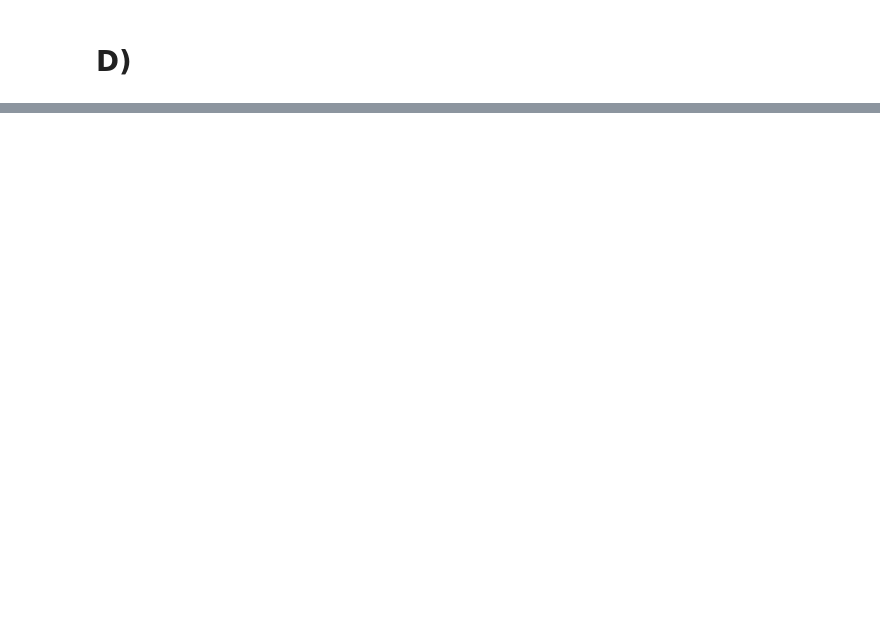
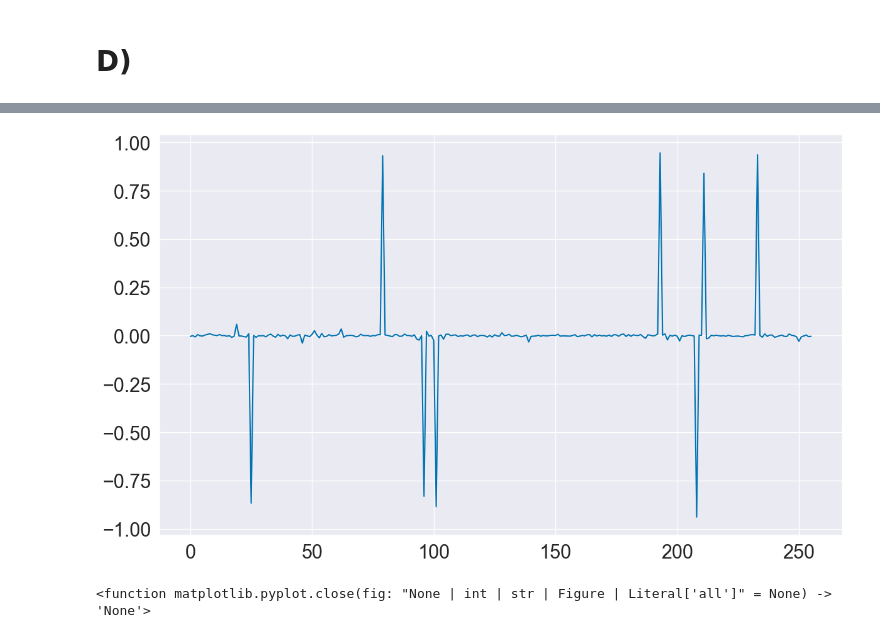
Before and after one commit to ofs416/Practical_Optimisation, a Jupyter notebook: Courseworkd_1/Exercise_3.ipynb, the cells around one changed output, grey strips where cells are left out. Cells and saved outputs as stored; diff of their text form; code cells hidden in the pictures; blank space fills up the shorter version.

```diff
--- a/Courseworkd_1/Exercise_3.ipynb
+++ b/Courseworkd_1/Exercise_3.ipynb
@@ -212,0 +226,8 @@ plt.show()
+# %%
+plt.plot(x_opt[1])
+plt.savefig('Figures/ex3_001.png', format="png", dpi=800, bbox_inches="tight")
+plt.show()
+plt.close
+# %% [output]
+[figure, added]
+<function matplotlib.pyplot.close(fig: "None | int | str | Figure | Literal['all']" = None) -> 'None'>
```
Also changed, not shown: parts of 10 cells of this notebook, 10 other files.
